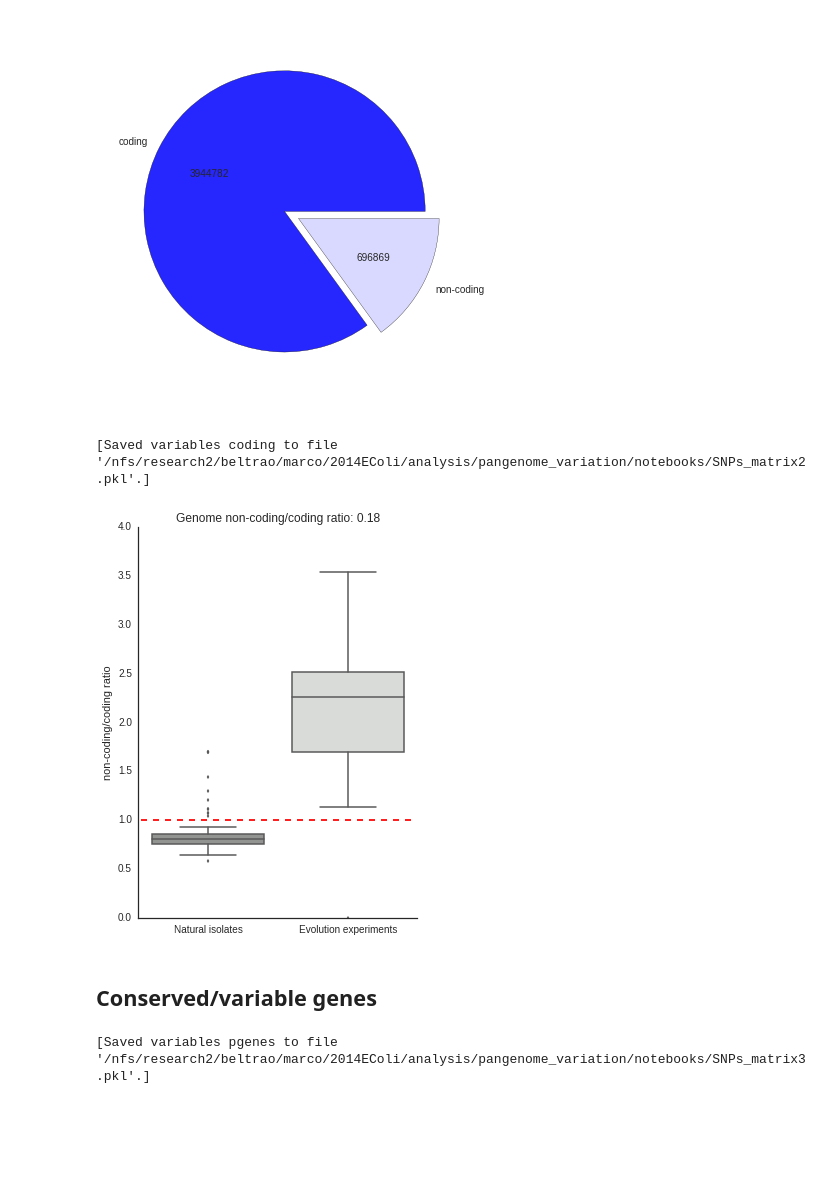
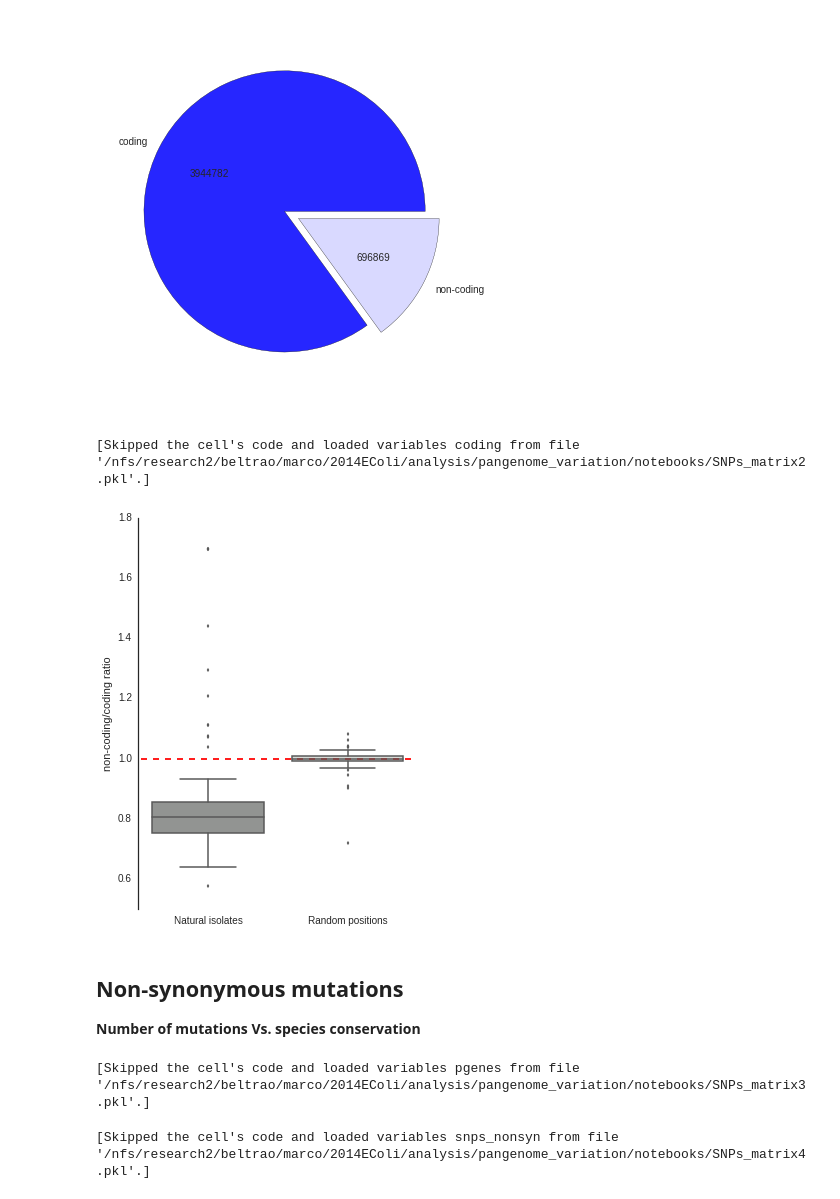
Before and after one commit to mgalardini/pangenome_variation, a Jupyter notebook: notebooks/SNPs_matrix.ipynb, the cells around one changed output. Cells and saved outputs as stored; diff of their text form; code cells hidden in the pictures; blank space fills up the shorter version.

```diff
--- a/notebooks/SNPs_matrix.ipynb
+++ b/notebooks/SNPs_matrix.ipynb
@@ -27,7 +29,8 @@ from Bio import Phylo
 # %%
 pfiles = {x.replace('.vcf', '')
           for x in os.listdir('../pout/')
-          if x.endswith('.vcf') and not x.endswith('.nonsyn.vcf')}
+          if x.endswith('.vcf') and not x.endswith('.nonsyn.vcf') and
+          not x.endswith('.tfbs.vcf')}
 # %%
 evol = set()
 for l in open('../evolution_experiment.txt'):
@@ -224,31 +232,50 @@ for snp in snps.columns:
         else:
             coding[strain][1] += 1
 # %% [output]
-[Saved variables coding to file '/nfs/research2/beltrao/marco/2014EColi/analysis/pangenome_variation/notebooks/SNPs_matrix2.pkl'.]
+[Skipped the cell's code and loaded variables coding from file '/nfs/research2/beltrao/marco/2014EColi/analysis/pangenome_variation/notebooks/SNPs_matrix2.pkl'.]
+# %%
+# Prepare a random set
+# having the same cardinality as the sample
+# but with random positions in the genome
+s = SeqIO.read('../genome.gbk', 'genbank')
+positions = list(range(1, len(s)+1))
+drandom = {}
+for f in coding:
+    drandom[f] = [0, 0]
+    total = sum(coding[f])
+    pos = [random.choice(positions) for x in range(total)]
+    for i in pos:
+        if dcoding[i]:
+            drandom[f][0] += 1
+        else:
+            drandom[f][1] += 1
 # %%
 plt.figure(figsize=(5, 7))
 
 sns.boxplot([[(coding[x][1]/float(non_cod))/(float(coding[x][0])/cod)
               for x in coding
               if x.split('_')[0] not in evol],
-             [(coding[x][1]/float(non_cod))/(float(coding[x][0])/cod)
-              for x in coding
-              if x.split('_')[0] in evol]],
-           names=['Natural isolates', 'Evolution experiments'],
+             [(drandom[x][1]/float(non_cod))/(float(drandom[x][0])/cod)
+              for x in drandom
+              if x.split('_')[0] not in evol]],
+           names=['Natural isolates', 'Random positions'],
            color=(sns.xkcd_rgb["grey"],
                   sns.xkcd_rgb["light grey"]))
 
 plt.hlines(1, 0, 3.5, linestyles='dashed', colors=['r'])
 
 plt.ylabel('non-coding/coding ratio')
-plt.title('Genome non-coding/coding ratio: %.2f'%(float(non_cod)/cod))
+#plt.title('Genome non-coding/coding ratio: %.2f'%(float(non_cod)/cod))
+plt.ylim(0.5, 1.8)
 
-sns.despine()
+sns.despine(bottom=True)
 # %% [output]
-[figure, old version]
+[figure, new version]
-# %% [markdown]
-Conserved/variable genes
-----------------------------
+# %% [markdown]
+Non-synonymous mutations
+----------------------------
+
+**Number of mutations Vs. species conservation**
 # %%
 ls_bsr = pd.read_table('../lreference/bsr_matrix_values.txt')
 # %%
@@ -272,4 +299,19 @@ for f in [x for x in os.listdir('../pout/') if x.endswith('.nonsyn.vcf')]:
         pgenes[f.replace('.nonsyn.vcf', '')][g] = pgenes[f.replace('.nonsyn.vcf', '')].get(g, 0)
         pgenes[f.replace('.nonsyn.vcf', '')][g] += 1
 # %% [output]
-[Saved variables pgenes to file '/nfs/research2/beltrao/marco/2014EColi/analysis/pangenome_variation/notebooks/SNPs_matrix3.pkl'.]
+[Skipped the cell's code and loaded variables pgenes from file '/nfs/research2/beltrao/marco/2014EColi/analysis/pangenome_variation/notebooks/SNPs_matrix3.pkl'.]
+# %%
+%%cache SNPs_matrix4.pkl snps_nonsyn
+pos = {}
+for f in [x.split('.')[0] for x in os.listdir('../pout/') if x.endswith('.nonsyn.vcf')]:
+    if f not in genomes:
+        continue
+    if '%s.nonsyn.vcf'%f in os.listdir('../pout'):
+        for r in vcf.Reader(open('../pout/%s.nonsyn.vcf'%f)):
+            if not r.is_indel:
+                pos[ (r.POS, str(r.ALT[0])) ] = pos.get((r.POS, str(r.ALT[0])),
+                                                        {})
+                pos[ (r.POS, str(r.ALT[0])) ][f] = 1
+snps_nonsyn = pd.DataFrame(pos)
+# %% [output]
+[Skipped the cell's code and loaded variables snps_nonsyn from file '/nfs/research2/beltrao/marco/2014EColi/analysis/pangenome_variation/notebooks/SNPs_matrix4.pkl'.]
```
Also changed, not shown: parts of 29 cells of this notebook.
